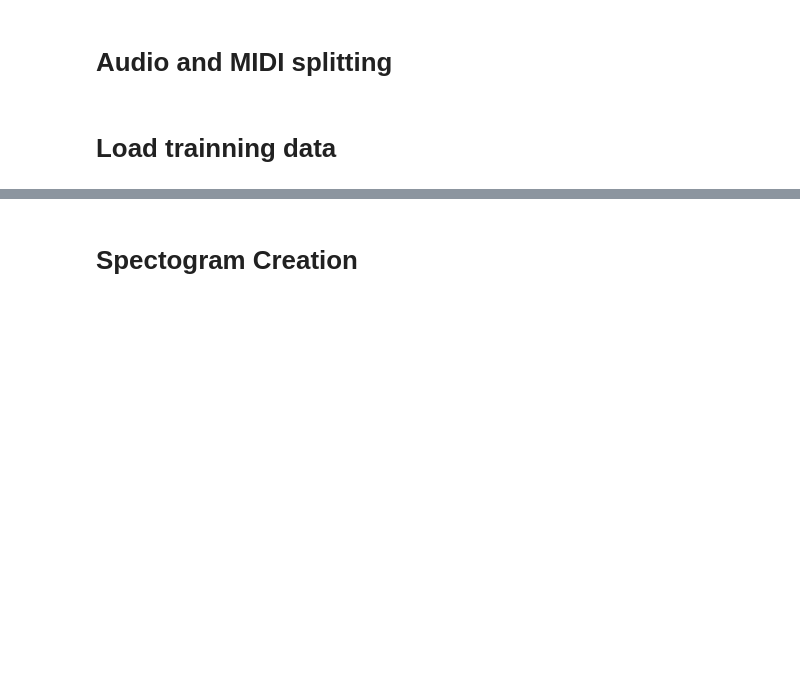
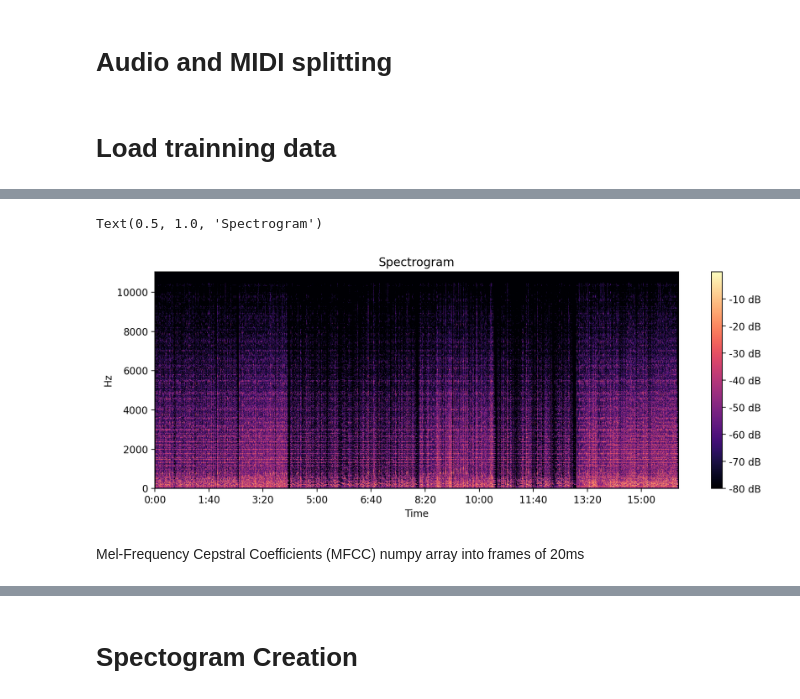
Before and after one commit to Abhiram-P-Ashok/BeetZart, a Jupyter notebook: revision.ipynb, the cells around one changed output, grey strips where cells are left out. Cells and saved outputs as stored; diff of their text form; code cells hidden in the pictures; blank space fills up the shorter version.

Commit message:
spectrogram and splitting updated

```diff
--- a/revision.ipynb
+++ b/revision.ipynb
@@ -80,0 +90,7 @@ sample_rate = 22050
+# %%
+y, sr = librosa.load("./output.wav")
+# Compute the Short-Time Fourier Transform (STFT)
+D = np.abs(librosa.stft(y))
+# Convert the power spectrogram to decibel (dB) units
+D_db = librosa.amplitude_to_db(D, ref=np.max)
+print(D_db)
@@ -80,0 +105,10 @@ sample_rate = 22050
+# %%
+plt.figure(figsize=(12,4))
+librosa.display.specshow(D_db, sr=sr, x_axis='time', y_axis='hz')
+plt.colorbar(format='%+2.0f dB')
+plt.title('Spectrogram')
+# %% [output]
+Text(0.5, 1.0, 'Spectrogram')
+[figure, added]
+# %% [markdown]
+Mel-Frequency Cepstral Coefficients (MFCC) numpy array into frames of 20ms
```
Also changed, not shown: parts of 9 cells of this notebook, 1 other file.
